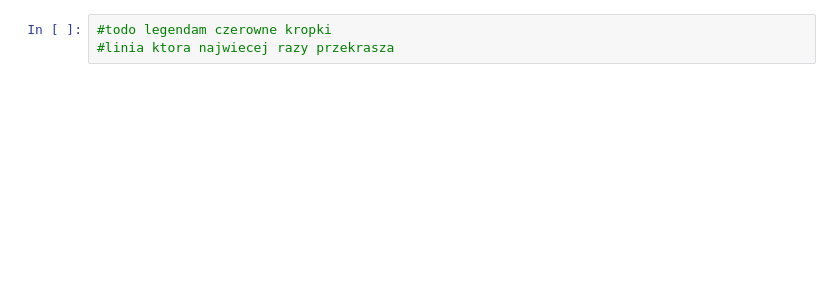
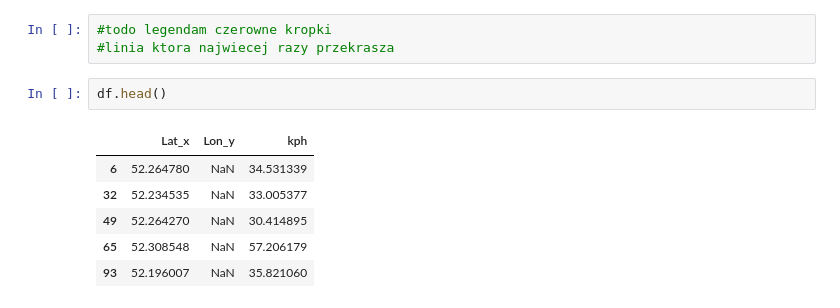
Before and after one commit to matematyk/projekt-python, a Jupyter notebook: notebook/visualizaction_project.ipynb, the cells around one changed output. Drawn from its saved outputs; the diff is of its cells as text; blank space fills up the shorter version.

```diff
--- a/notebook/visualizaction_project.ipynb
+++ b/notebook/visualizaction_project.ipynb
@@ -38,3 +43,12 @@ plt.show()
 # %%
 #todo legendam czerowne kropki
 #linia ktora najwiecej razy przekrasza
+# %%
+df.head()
+# %% [output]
+|  | Lat_x | Lon_y | kph |
+| 6 | 52.264780 | NaN | 34.531339 |
+| 32 | 52.234535 | NaN | 33.005377 |
+| 49 | 52.264270 | NaN | 30.414895 |
+| 65 | 52.308548 | NaN | 57.206179 |
+| 93 | 52.196007 | NaN | 35.821060 |
```
Also changed, not shown: parts of 3 cells of this notebook, 6 other files.
